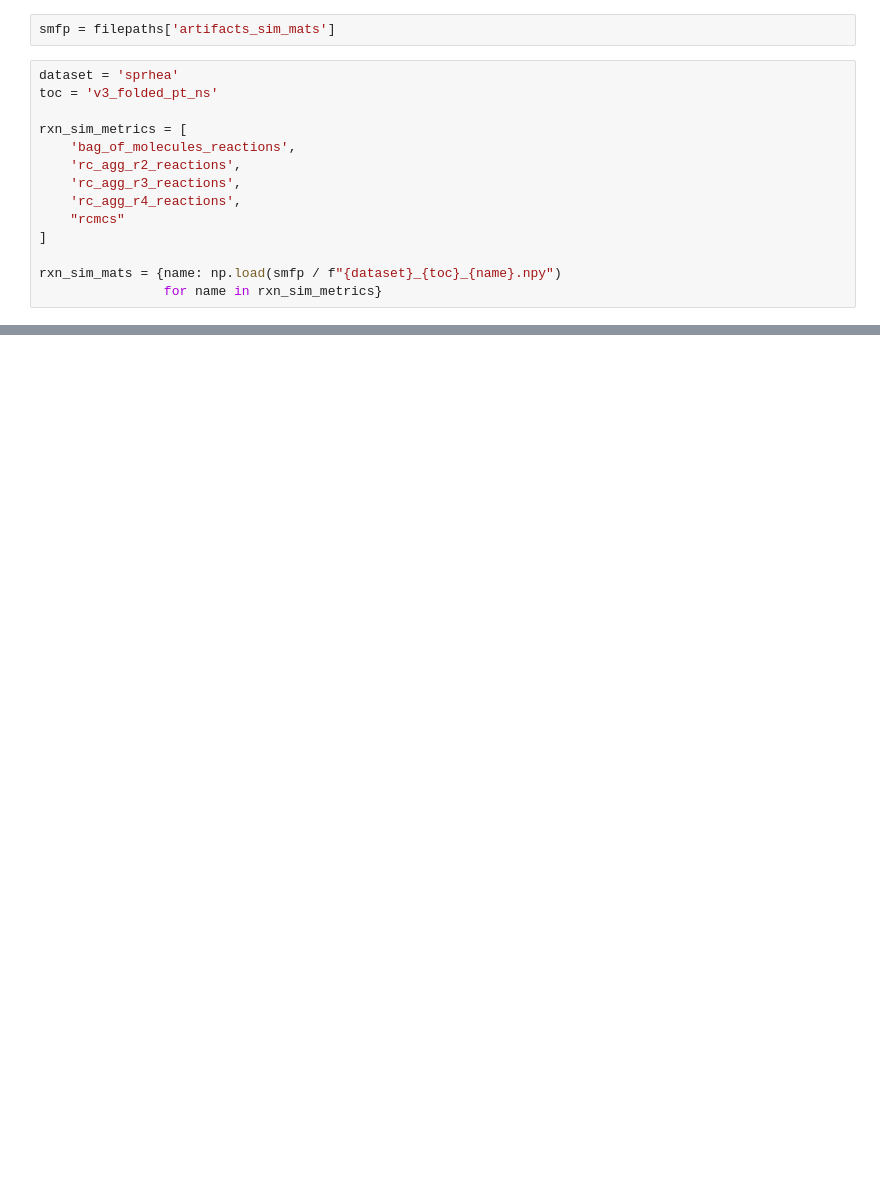
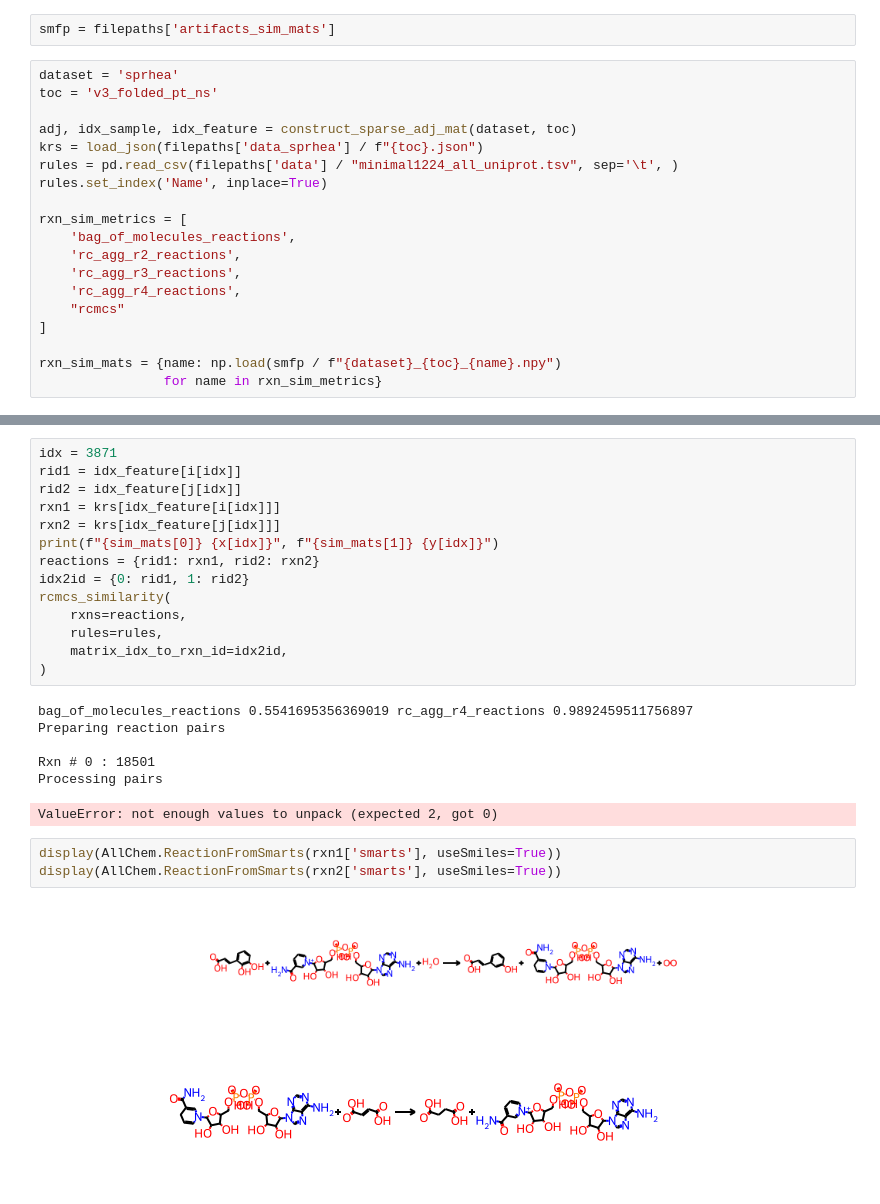
Before and after one commit to stefanpate/rcgnn, a Jupyter notebook: notebooks/similarity_metrics_analysis.ipynb, the cells around one changed output, grey strips where cells are left out. Drawn from its saved outputs; the diff is of its cells as text; blank space fills up the shorter version.

```diff
--- a/notebooks/similarity_metrics_analysis.ipynb
+++ b/notebooks/similarity_metrics_analysis.ipynb
@@ -7,6 +16,11 @@ smfp = filepaths['artifacts_sim_mats']
 # %%
 dataset = 'sprhea'
 toc = 'v3_folded_pt_ns'
+
+adj, idx_sample, idx_feature = construct_sparse_adj_mat(dataset, toc)
+krs = load_json(filepaths['data_sprhea'] / f"{toc}.json")
+rules = pd.read_csv(filepaths['data'] / "minimal1224_all_uniprot.tsv", sep='\t', )
+rules.set_index('Name', inplace=True)
 
 rxn_sim_metrics = [
     'bag_of_molecules_reactions',
@@ -43,0 +76,27 @@ Error:
+# %%
+idx = 3871
+rid1 = idx_feature[i[idx]]
+rid2 = idx_feature[j[idx]]
+rxn1 = krs[idx_feature[i[idx]]]
+rxn2 = krs[idx_feature[j[idx]]]
+print(f"{sim_mats[0]} {x[idx]}", f"{sim_mats[1]} {y[idx]}")
+reactions = {rid1: rxn1, rid2: rxn2}
+idx2id = {0: rid1, 1: rid2}
+rcmcs_similarity(
+    rxns=reactions,
+    rules=rules,
+    matrix_idx_to_rxn_id=idx2id,
+)
+# %% [output]
+bag_of_molecules_reactions 0.5541695356369019 rc_agg_r4_reactions 0.9892459511756897
+Preparing reaction pairs
+
+Rxn # 0 : 18501
+Processing pairs
+ValueError: not enough values to unpack (expected 2, got 0)
+# %%
+display(AllChem.ReactionFromSmarts(rxn1['smarts'], useSmiles=True))
+display(AllChem.ReactionFromSmarts(rxn2['smarts'], useSmiles=True))
+# %% [output]
+[figure, added]
+[figure, added]
```
Also changed, not shown: parts of 9 cells of this notebook, 2 other files.
